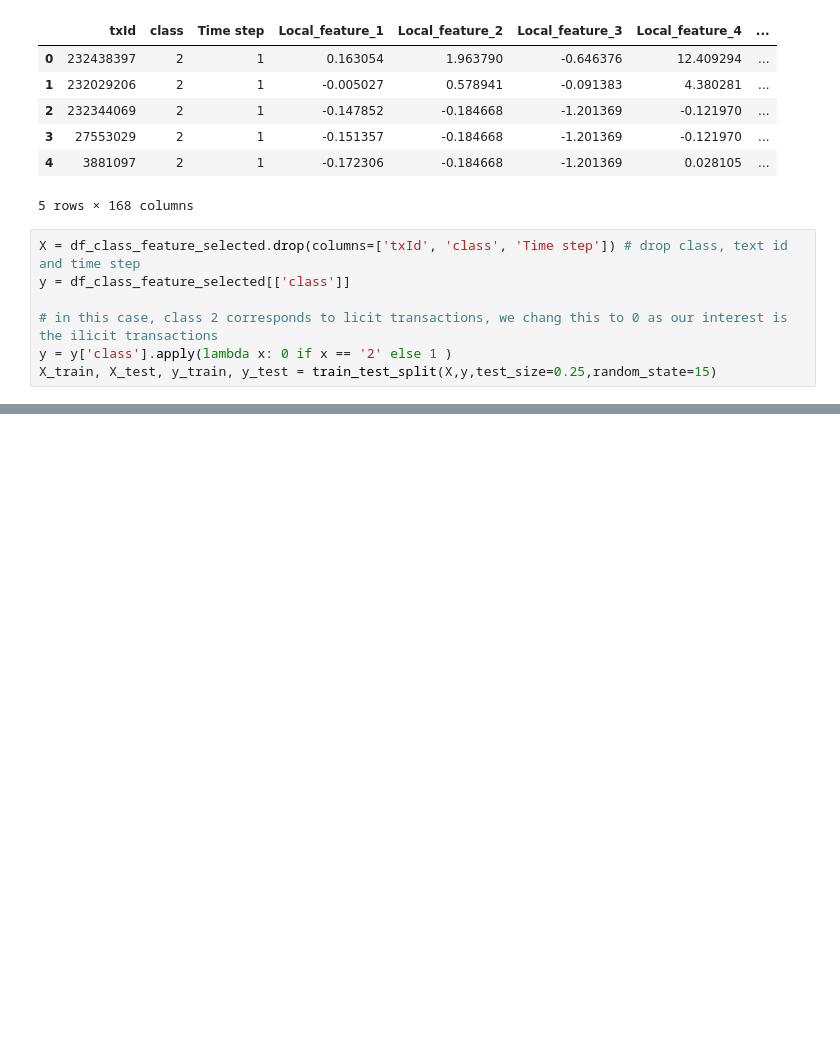
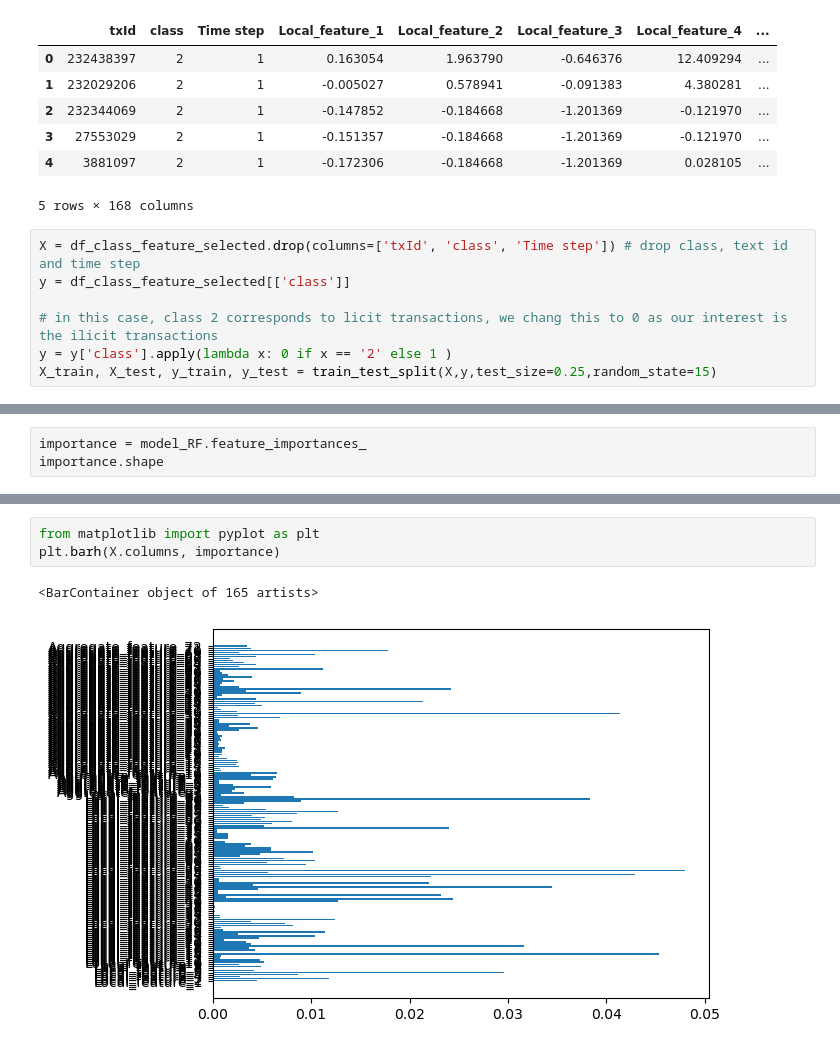
Before and after one commit to cocoy02/BT4012_AML-Fraud-Detection, a Jupyter notebook: EDA_dy.ipynb, the cells around one changed output, grey strips where cells are left out. Drawn from its saved outputs; the diff is of its cells as text; blank space fills up the shorter version.

```diff
--- a/EDA_dy.ipynb
+++ b/EDA_dy.ipynb
@@ -87,3 +97,6 @@ print(classification_report(y_test.values, y_preds))
     accuracy                           0.99     11641
    macro avg       0.99      0.94      0.97     11641
 weighted avg       0.99      0.99      0.99     11641
+# %%
+importance = model_RF.feature_importances_
+importance.shape
@@ -89,0 +125,6 @@ weighted avg       0.99      0.99      0.99     11641
+# %%
+from matplotlib import pyplot as plt
+plt.barh(X.columns, importance)
+# %% [output]
+<BarContainer object of 165 artists>
+[figure, added]
```
Also changed, not shown: parts of 20 cells of this notebook.
